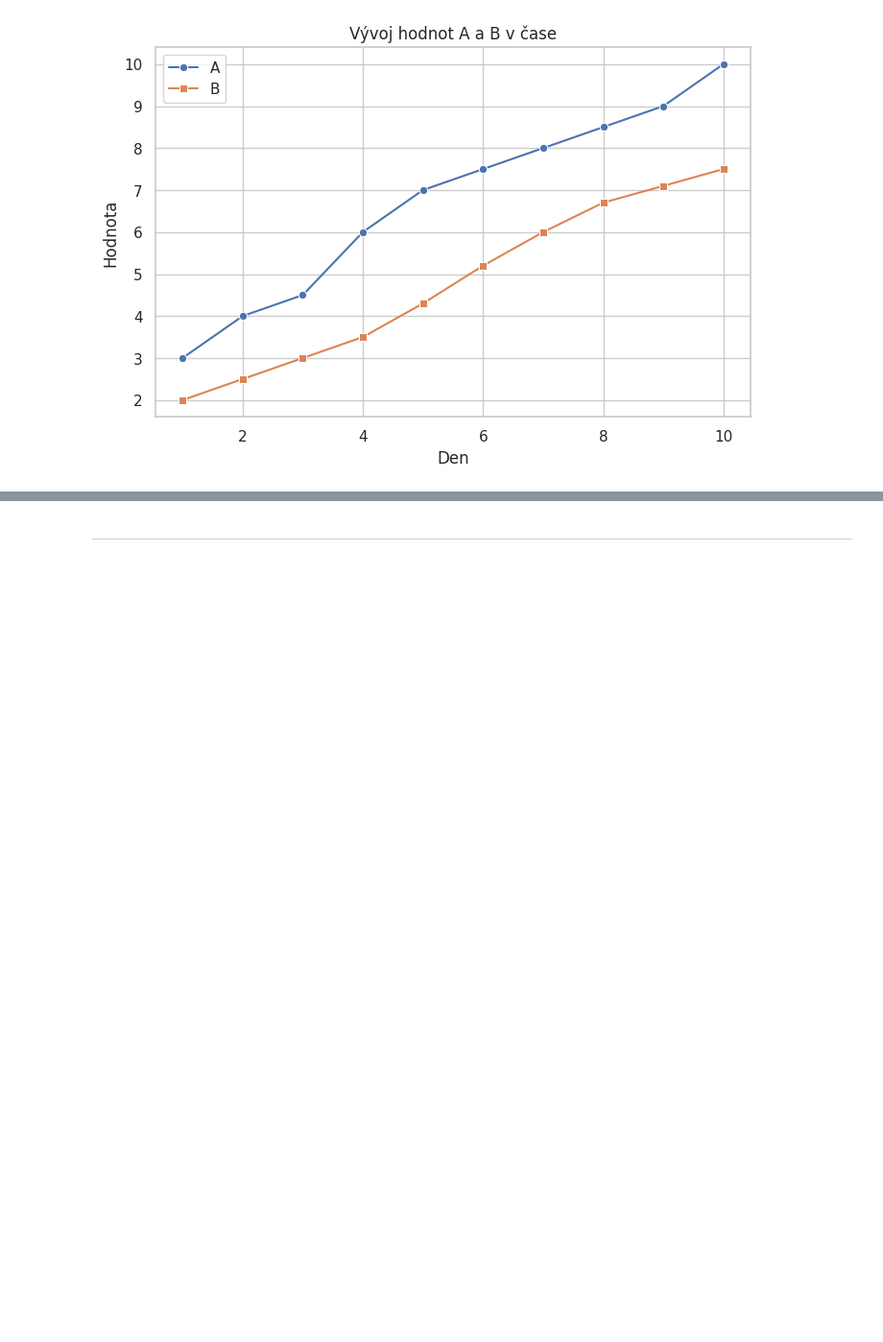
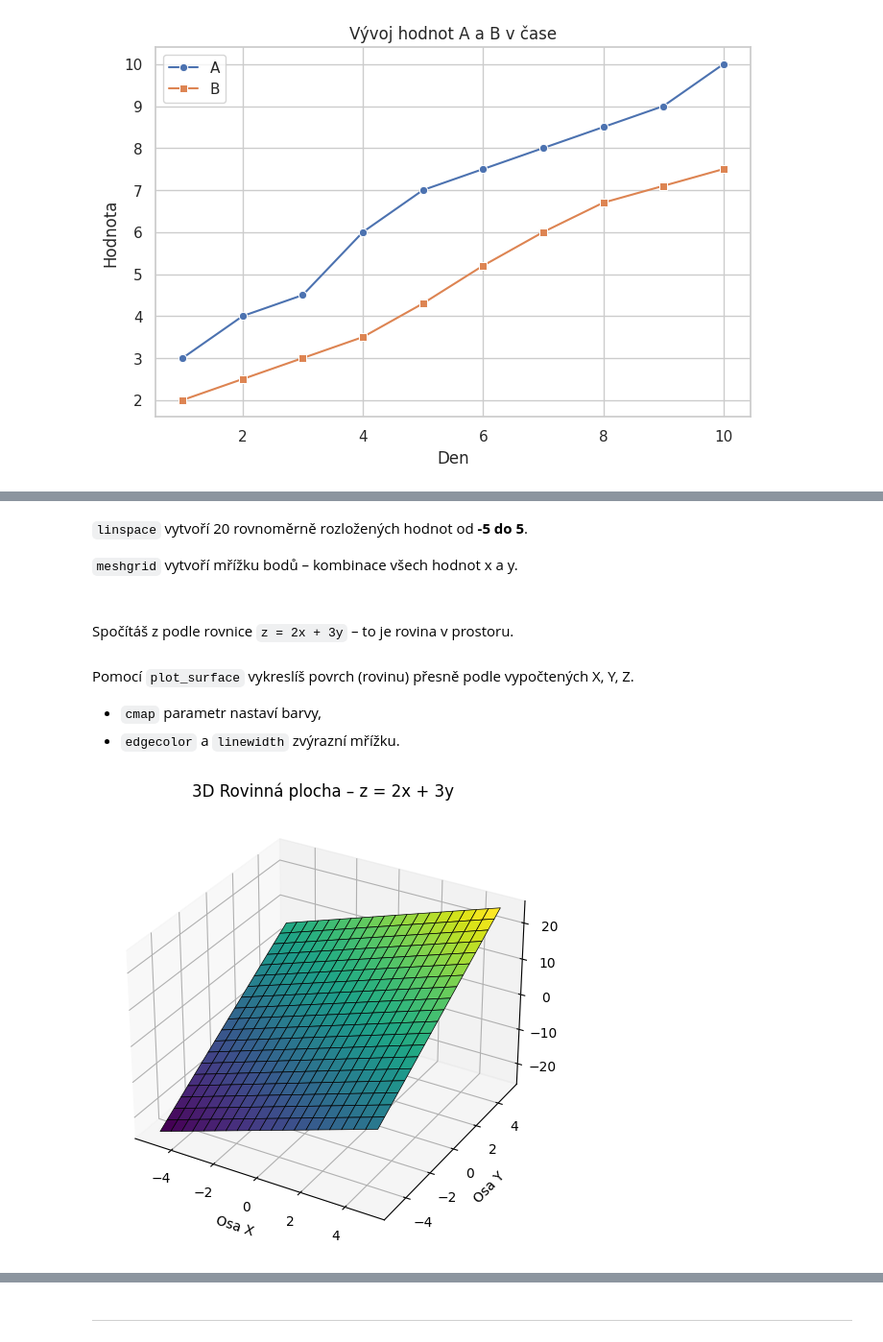
Before and after one commit to Bralor/python-data-2024, a Jupyter notebook: shared/notebooks/lesson07_eop.ipynb, the cells around one changed output, grey strips where cells are left out. Shown at 96% size. Cells and saved outputs as stored; diff of their text form; code cells hidden in the pictures; blank space fills up the shorter version.

```diff
--- a/shared/notebooks/lesson07_eop.ipynb
+++ b/shared/notebooks/lesson07_eop.ipynb
@@ -2105,0 +2170,36 @@ plt.show()
+# %% [markdown]
+`linspace` vytvoří 20 rovnoměrně rozložených hodnot od **-5 do 5**.
+
+`meshgrid` vytvoří mřížku bodů – kombinace všech hodnot x a y.
+# %%
+x = np.linspace(-5, 5, 20)
+y = np.linspace(-5, 5, 20)
+X, Y = np.meshgrid(x, y)
+# %% [markdown]
+<br>
+
+Spočítáš z podle rovnice `z = 2x + 3y` – to je rovina v prostoru.
+# %%
+Z = 2 * X + 3 * Y
+# %% [markdown]
+Pomocí `plot_surface` vykreslíš povrch (rovinu) přesně podle vypočtených X, Y, Z.
+- `cmap` parametr nastaví barvy,
+- `edgecolor` a `linewidth` zvýrazní mřížku.
+# %%
+# Vykreslení
+fig = plt.figure(figsize=(8, 6))
+ax = fig.add_subplot(111, projection='3d')
+
+# Vykresli plochu bez zakřivení
+ax.plot_surface(X, Y, Z, cmap='viridis', edgecolor='black', linewidth=0.5)
+# ax.view_init(elev=30, azim=60)  # Otočení
+
+# Popisky os
+ax.set_title("3D Rovinná plocha – z = 2x + 3y")
+ax.set_xlabel("Osa X")
+ax.set_ylabel("Osa Y")
+ax.set_zlabel("Osa Z")
+
+plt.show()
+# %% [output]
+[figure, added]
```
Also changed, not shown: parts of 41 cells of this notebook.
